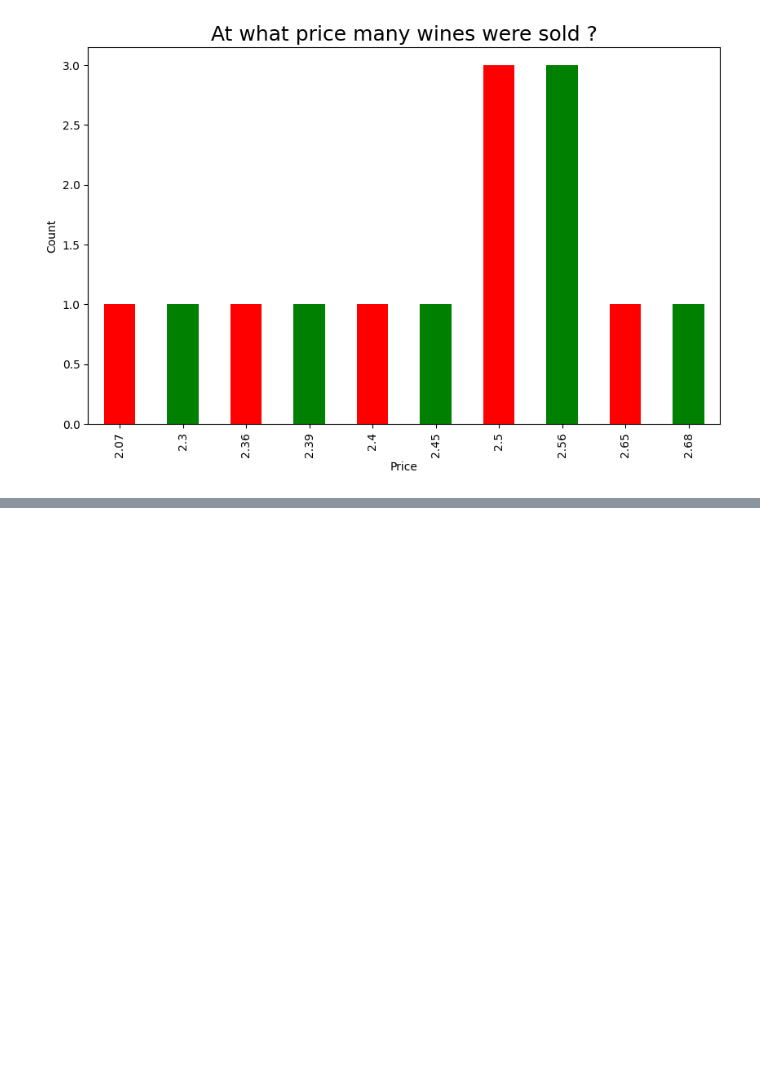
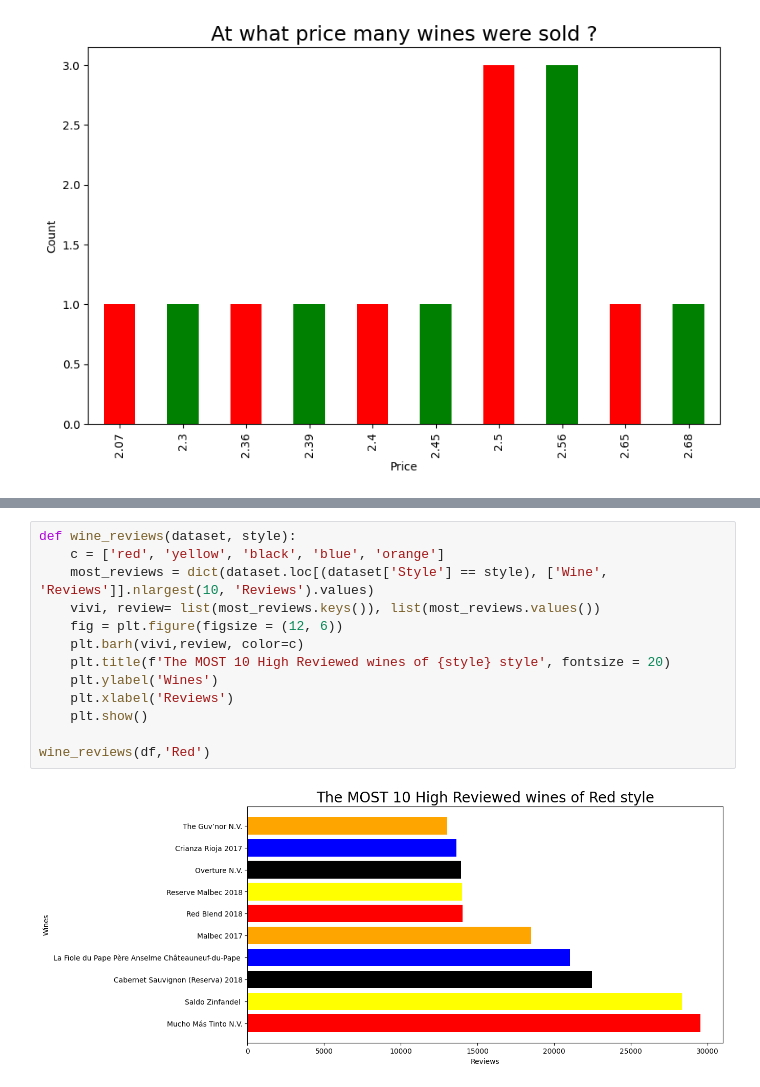
Before and after one commit to otabekds/My-Vivino-project, a Jupyter notebook: vivino.ipynb, the cells around one changed output, grey strips where cells are left out. Saved outputs shown, nothing was run; the diff lists cells and outputs as text; blank space fills up the shorter version.

```diff
--- a/vivino.ipynb
+++ b/vivino.ipynb
@@ -135,0 +163,15 @@ top_salled_wines(df)
+# %%
+def wine_reviews(dataset, style):
+    c = ['red', 'yellow', 'black', 'blue', 'orange']
+    most_reviews = dict(dataset.loc[(dataset['Style'] == style), ['Wine', 'Reviews']].nlargest(10, 'Reviews').values)
+    vivi, review= list(most_reviews.keys()), list(most_reviews.values())
+    fig = plt.figure(figsize = (12, 6))
+    plt.barh(vivi,review, color=c)
+    plt.title(f'The MOST 10 High Reviewed wines of {style} style', fontsize = 20)
+    plt.ylabel('Wines')
+    plt.xlabel('Reviews')
+    plt.show()
+
+wine_reviews(df,'Red')
+# %% [output]
+[figure, added]
```
Also changed, not shown: parts of 2 cells of this notebook.
